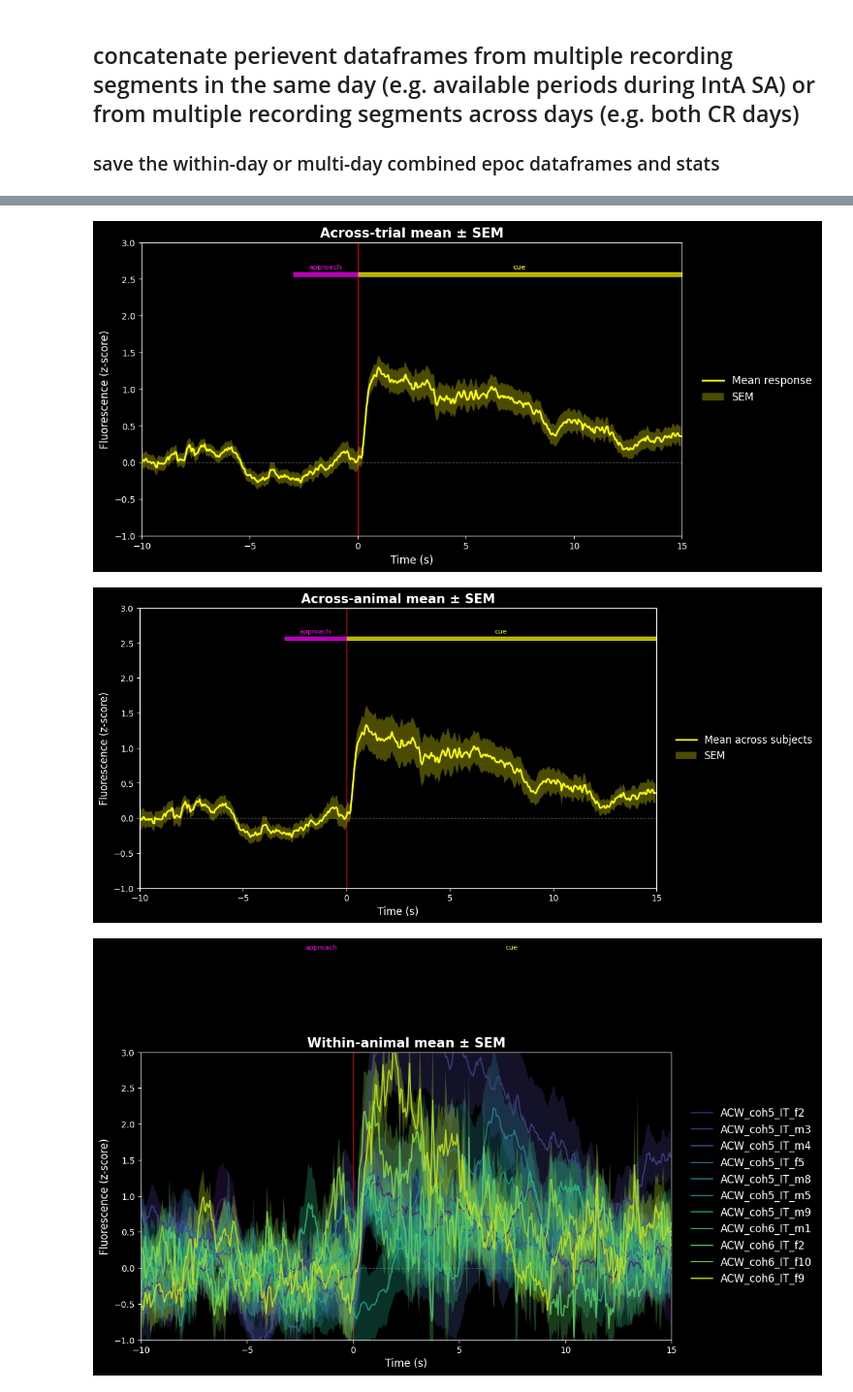
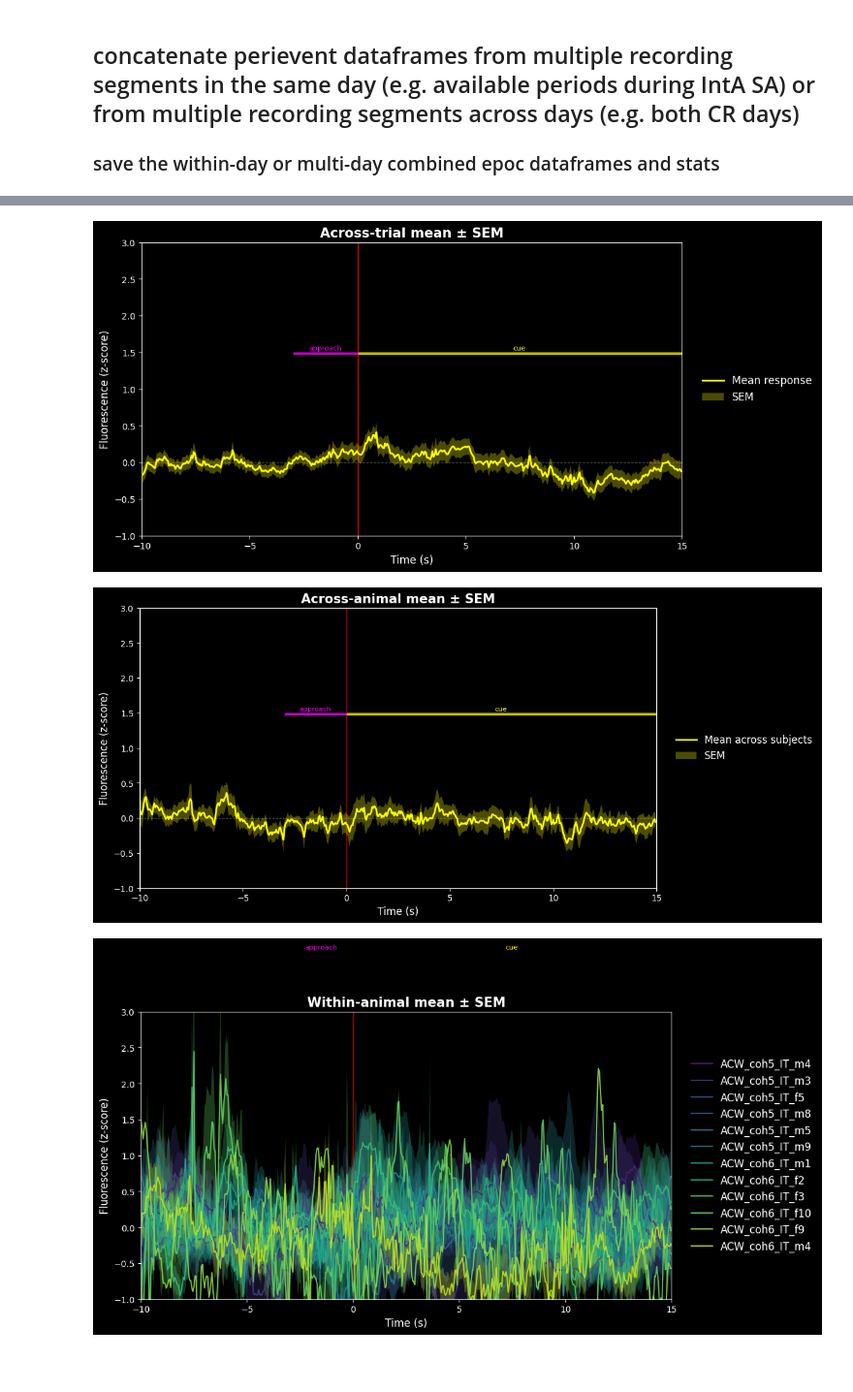
Before and after one commit to acwhitebirch/Whitebirch_python, a Jupyter notebook: fp_analysis_plotting.ipynb, the cells around one changed output, grey strips where cells are left out. Shown at 97% size. Cells and saved outputs as stored; diff of their text form; code cells hidden in the pictures; blank space fills up the shorter version.

```diff
--- a/fp_analysis_plotting.ipynb
+++ b/fp_analysis_plotting.ipynb
@@ -126,7 +126,7 @@ paperfig_path = r"D:\ACW\photometry\combined_coh5_coh6_fipho_analysis\figures"
 file_pattern = [
 
     #'*ACW_coh*_IT_*_GCaMP_drug_infusion_epocs.feather',
-    '*ACW_coh*_IT_*_GCaMP_drug_available_epocs.feather',
+    '*ACW_coh*_IT_*_GCaMP_drug_infusion_epocs.feather',
     #'*ACW_coh*_IT_*_GCaMP_inactive_lever_epocs.feather',
 
     #'*ACW_coh5_IT_f2_GCaMP_missed_infusion_epocs.feather',
@@ -232,6 +232,8 @@ print('files to be analyzed:\n')
 print(matched_files)
 print('\n')
 '''
+
+# update to make case-insensitive
 
 import fnmatch
 
@@ -353,6 +355,10 @@ def parse_rat_event(filename):
 # ---------------------------------------------------------------------------------------------------------------------------------------------------
 
 # Keep first file per rat per day - this is for e.g. separating program start from other drug_available during IntA SA
+
+##### should make inverse versions - either keep all except first file (for transitions, excluding lever extension) or all except last file (for transitions, excluding lever retraction)
+##### additionally keep last file per rat per day, for examining lever retraction specifically.
+
 # -----------------------------
 
 # -----------------------------
@@ -396,7 +402,7 @@ for f in matched_files:
 # -----------------------------
 subset = None   # a subset of events, if don't want to include all. e.g. 5 for first 5, -5 for last 5, or [4,8] for 4th through 8th
 compute_kwargs = {
-    "baseline_trange": (-10, -3), #(-0.50, 0) for noncontingent events, (-10,-3) for lever presses and such
+    "baseline_trange": (-10, 0), #(-0.50, 0) for noncontingent events, (-10,-3) for lever presses and such
     "approach_window": (-3, 0),
     "cue_window": (0,15),   # 8 seconds for the noncontigent houselight, avail unavail transitions, program start... 4 seconds for cue light/infusion, lever presses
     "auc_pre_window": (-3, 0),
@@ -621,3 +627,3 @@ D:\ACW\photometry\combined_coh5_coh6_fipho_analysis\analyzed_IntA_SA_early\GCaMP
-[figure, old version]
+[figure, new version]
-[figure, old version]
+[figure, new version]
-[figure, old version]
+[figure, new version]
```
Also changed, not shown: parts of 1 cell of this notebook, 1 other file.
